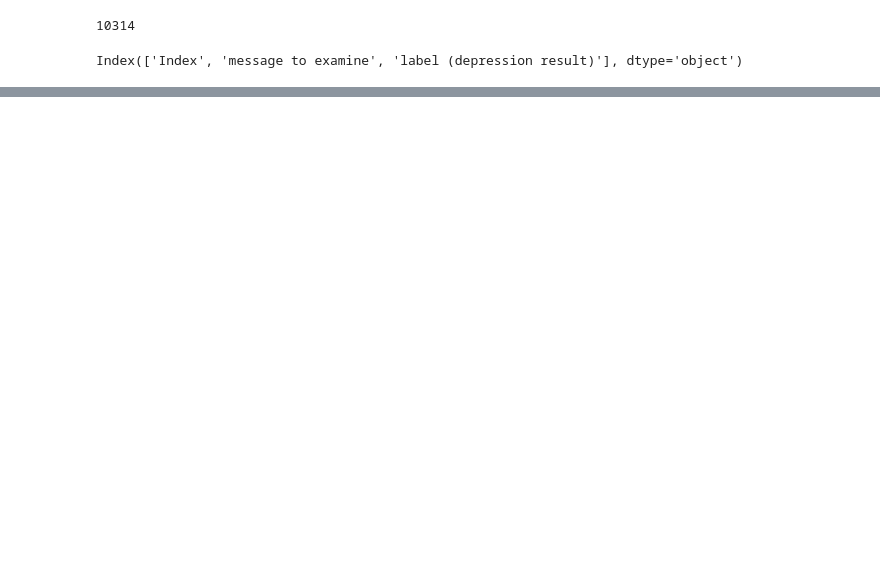
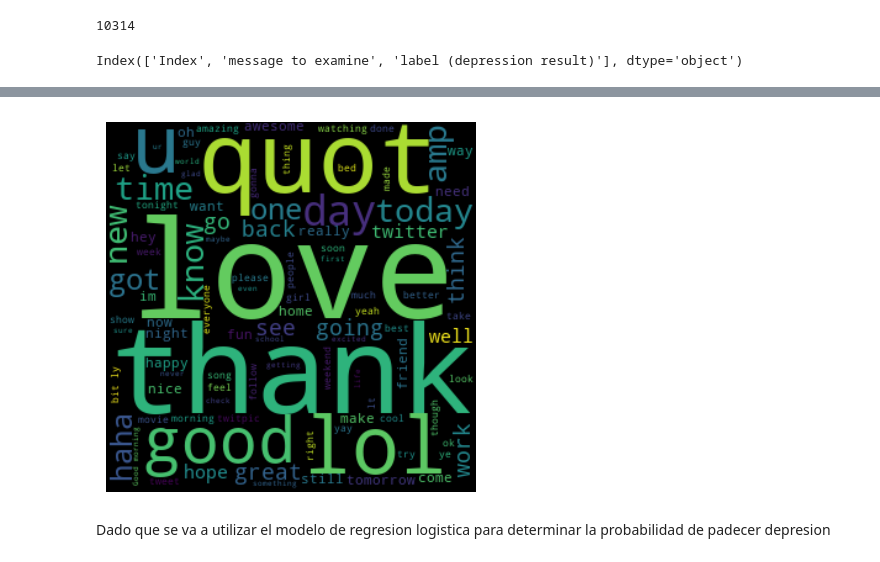
Before and after one commit to margiml/sentiment_analysis, a Jupyter notebook: sentiment_Analysis.ipynb, the cells around one changed output, grey strips where cells are left out. Drawn from its saved outputs; the diff is of its cells as text; code cells hidden in the pictures; blank space fills up the shorter version.

```diff
--- a/sentiment_Analysis.ipynb
+++ b/sentiment_Analysis.ipynb
@@ -68,0 +127,15 @@ plt.show()
+# %%
+#Creamos la nube de palabras para no depresivos
+d = df[df["label"] == 0]
+text2 = " ".join(tweet for tweet in d.message)
+wc2 = WordCloud(width=300, height=300, max_words=100, repeat=True).generate(text2)
+
+
+plt.imshow(wc2, interpolation='bilinear')
+plt.axis("off")
+plt.savefig('wordcloudNoDep.png')
+plt.show()
+# %% [output]
+[figure, added]
+# %% [markdown]
+Dado que se va a utilizar el modelo de regresion logistica para determinar la probabilidad de padecer depresion
```
Also changed, not shown: parts of 13 cells of this notebook.
